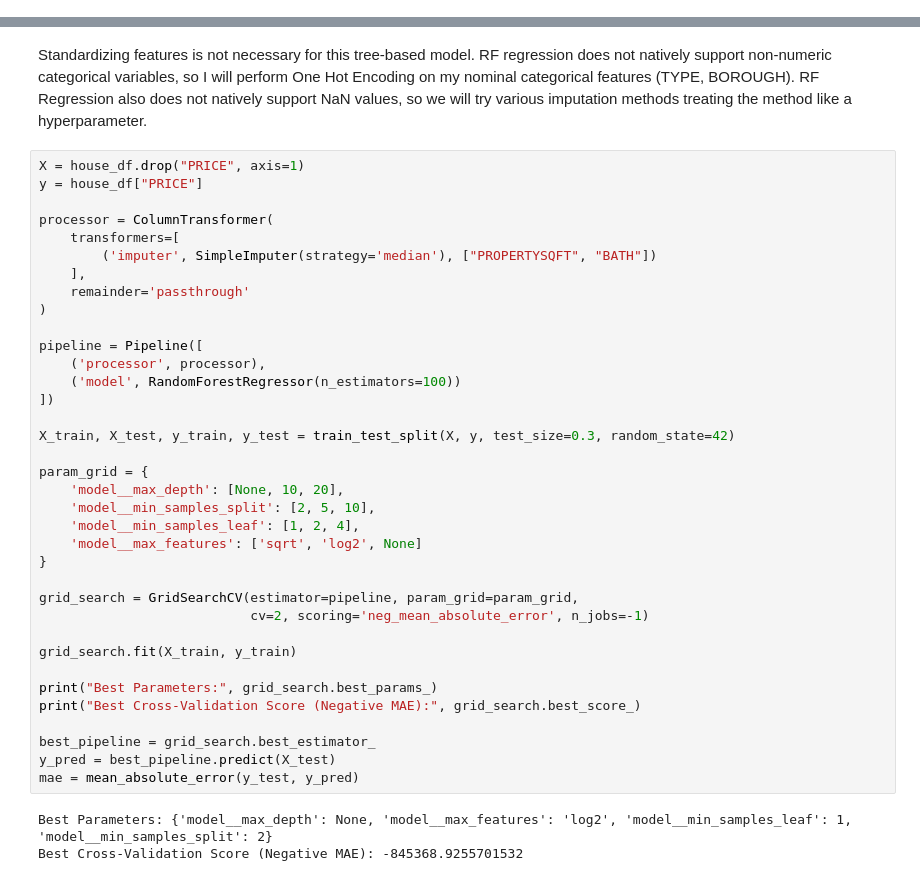
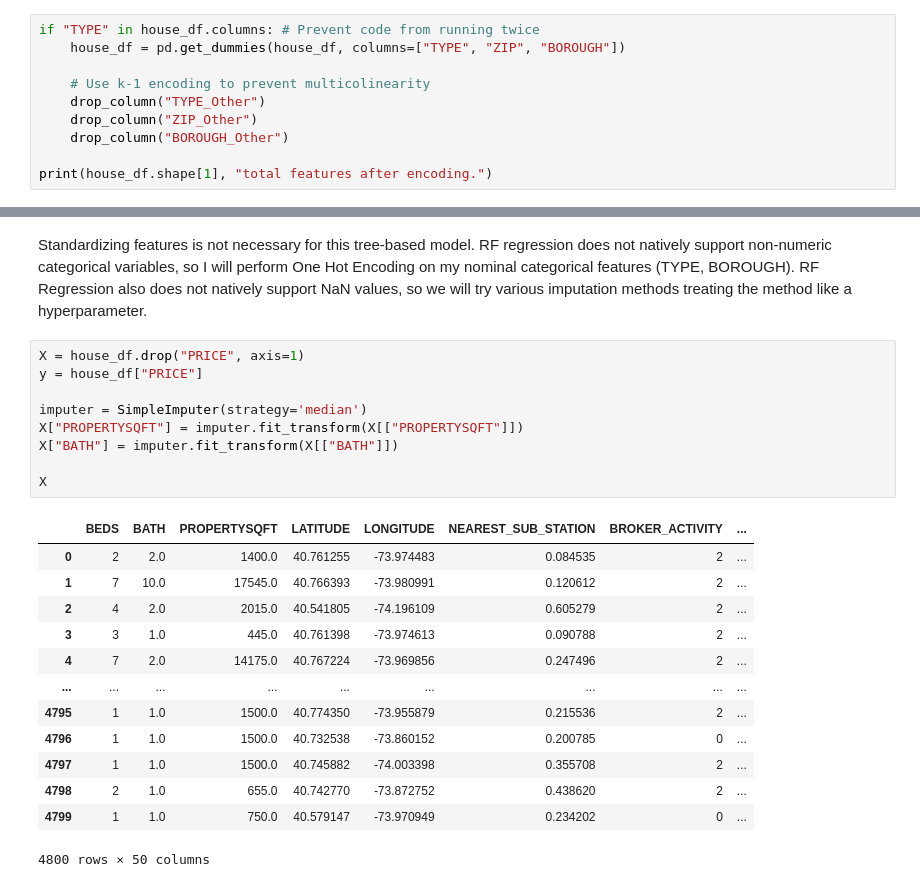
Before and after one commit to TrevorChartier/RealEstateRegression, a Jupyter notebook: RealEstateRegression.ipynb, the cells around one changed output, grey strips where cells are left out. Cells and saved outputs as stored; diff of their text form.

```diff
--- a/RealEstateRegression.ipynb
+++ b/RealEstateRegression.ipynb
@@ -530,0 +535,10 @@ house_df.head(10)
+# %%
+if "TYPE" in house_df.columns: # Prevent code from running twice
+    house_df = pd.get_dummies(house_df, columns=["TYPE", "ZIP", "BOROUGH"])
+
+    # Use k-1 encoding to prevent multicolinearity
+    drop_column("TYPE_Other")
+    drop_column("ZIP_Other")
+    drop_column("BOROUGH_Other")
+
+print(house_df.shape[1], "total features after encoding.")
@@ -545,42 +561,26 @@ from sklearn.metrics import mean_squared_error, mean_absolute_error
 ### Random-Forest Regression
 # %% [markdown]
 Standardizing features is not necessary for this tree-based model. RF regression does not natively support non-numeric categorical variables, so I will perform One Hot Encoding on my nominal categorical features (TYPE, BOROUGH). RF Regression also does not natively support NaN values, so we will try various imputation methods treating the method like a hyperparameter.
-# %%
-X = house_df.drop("PRICE", axis=1)
-y = house_df["PRICE"]
-
-processor = ColumnTransformer(
-    transformers=[
-        ('imputer', SimpleImputer(strategy='median'), ["PROPERTYSQFT", "BATH"])
-    ],
-    remainder='passthrough'
-)
-
-pipeline = Pipeline([
-    ('processor', processor),
-    ('model', RandomForestRegressor(n_estimators=100))
-])
-
-X_train, X_test, y_train, y_test = train_test_split(X, y, test_size=0.3, random_state=42)
-
-param_grid = {
-    'model__max_depth': [None, 10, 20],
-    'model__min_samples_split': [2, 5, 10],
-    'model__min_samples_leaf': [1, 2, 4],
-    'model__max_features': ['sqrt', 'log2', None]
-}
-
-grid_search = GridSearchCV(estimator=pipeline, param_grid=param_grid,
-                           cv=2, scoring='neg_mean_absolute_error', n_jobs=-1)
-
-grid_search.fit(X_train, y_train)
-
-print("Best Parameters:", grid_search.best_params_)
-print("Best Cross-Validation Score (Negative MAE):", grid_search.best_score_)
-
-best_pipeline = grid_search.best_estimator_
-y_pred = best_pipeline.predict(X_test)
-mae = mean_absolute_error(y_test, y_pred)
-# %% [output]
-Best Parameters: {'model__max_depth': None, 'model__max_features': 'log2', 'model__min_samples_leaf': 1, 'model__min_samples_split': 2}
-Best Cross-Validation Score (Negative MAE): -845368.9255701532
+# %%
+X = house_df.drop("PRICE", axis=1)
+y = house_df["PRICE"]
+
+imputer = SimpleImputer(strategy='median')
+X["PROPERTYSQFT"] = imputer.fit_transform(X[["PROPERTYSQFT"]])
+X["BATH"] = imputer.fit_transform(X[["BATH"]])
+
+X
+# %% [output]
+|  | BEDS | BATH | PROPERTYSQFT | LATITUDE | LONGITUDE | NEAREST_SUB_STATION | BROKER_ACTIVITY | ... |
+| 0 | 2 | 2.0 | 1400.0 | 40.761255 | -73.974483 | 0.084535 | 2 | ... |
+| 1 | 7 | 10.0 | 17545.0 | 40.766393 | -73.980991 | 0.120612 | 2 | ... |
+| 2 | 4 | 2.0 | 2015.0 | 40.541805 | -74.196109 | 0.605279 | 2 | ... |
+| 3 | 3 | 1.0 | 445.0 | 40.761398 | -73.974613 | 0.090788 | 2 | ... |
+| 4 | 7 | 2.0 | 14175.0 | 40.767224 | -73.969856 | 0.247496 | 2 | ... |
+| ... | ... | ... | ... | ... | ... | ... | ... | ... |
+| 4795 | 1 | 1.0 | 1500.0 | 40.774350 | -73.955879 | 0.215536 | 2 | ... |
+| 4796 | 1 | 1.0 | 1500.0 | 40.732538 | -73.860152 | 0.200785 | 0 | ... |
+| 4797 | 1 | 1.0 | 1500.0 | 40.745882 | -74.003398 | 0.355708 | 2 | ... |
+| 4798 | 2 | 1.0 | 655.0 | 40.742770 | -73.872752 | 0.438620 | 2 | ... |
+| 4799 | 1 | 1.0 | 750.0 | 40.579147 | -73.970949 | 0.234202 | 0 | ... |
+4800 rows × 50 columns
```
Also changed, not shown: parts of 21 cells of this notebook, 1 other file.
